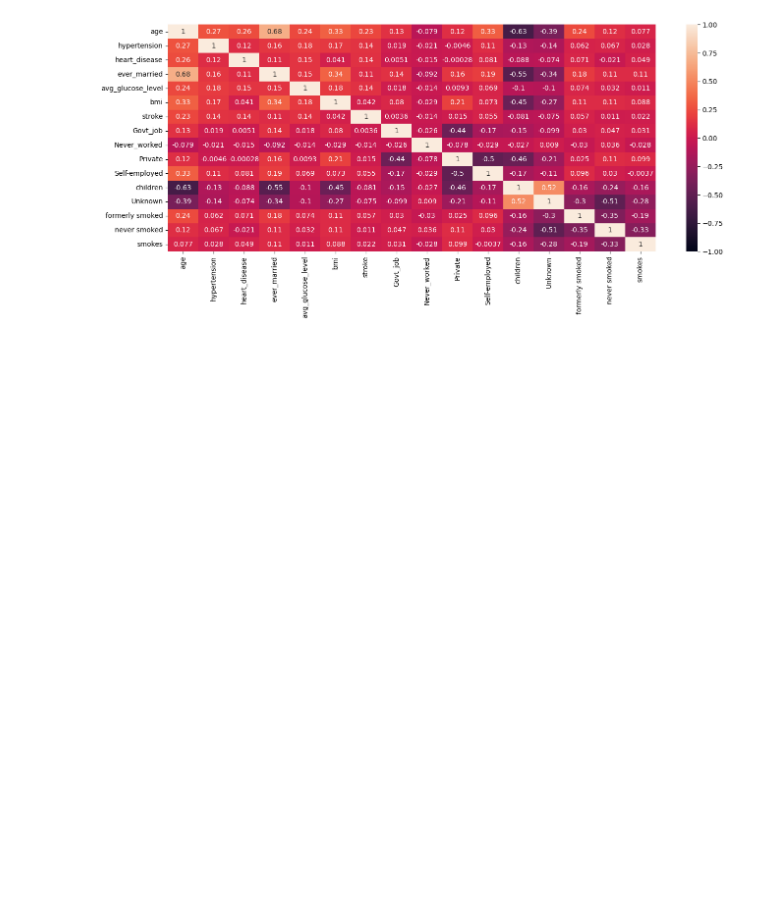
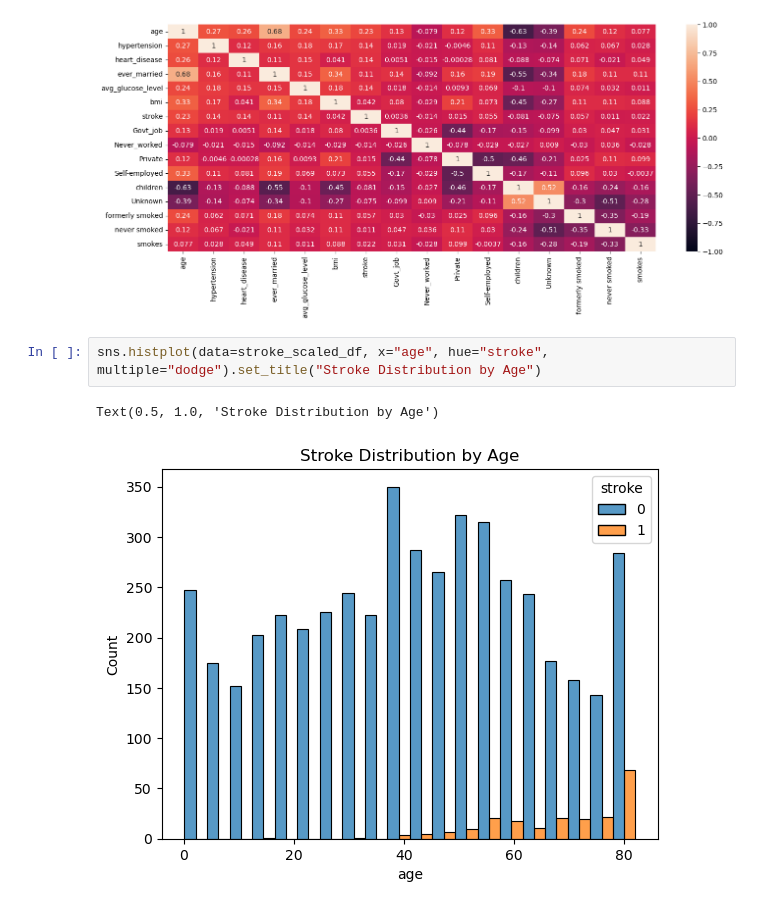
Before and after one commit to rbitas/Stroke-Prediction, a Jupyter notebook: stroke_prediction-rina.ipynb, the cells around one changed output. Saved outputs shown, nothing was run; the diff lists cells and outputs as text; blank space fills up the shorter version.

Commit message:
added age plots

```diff
--- a/stroke_prediction-rina.ipynb
+++ b/stroke_prediction-rina.ipynb
@@ -96,3 +104,8 @@ plt.figure(figsize=(16,6))
 sns.heatmap(stroke_scaled_df.corr(), vmin=-1, vmax=1, annot=True);
 # %% [output]
 [figure]
+# %%
+sns.histplot(data=stroke_scaled_df, x="age", hue="stroke", multiple="dodge").set_title("Stroke Distribution by Age")
+# %% [output]
+Text(0.5, 1.0, 'Stroke Distribution by Age')
+[figure, added]
```
Also changed, not shown: parts of 1 cell of this notebook.
